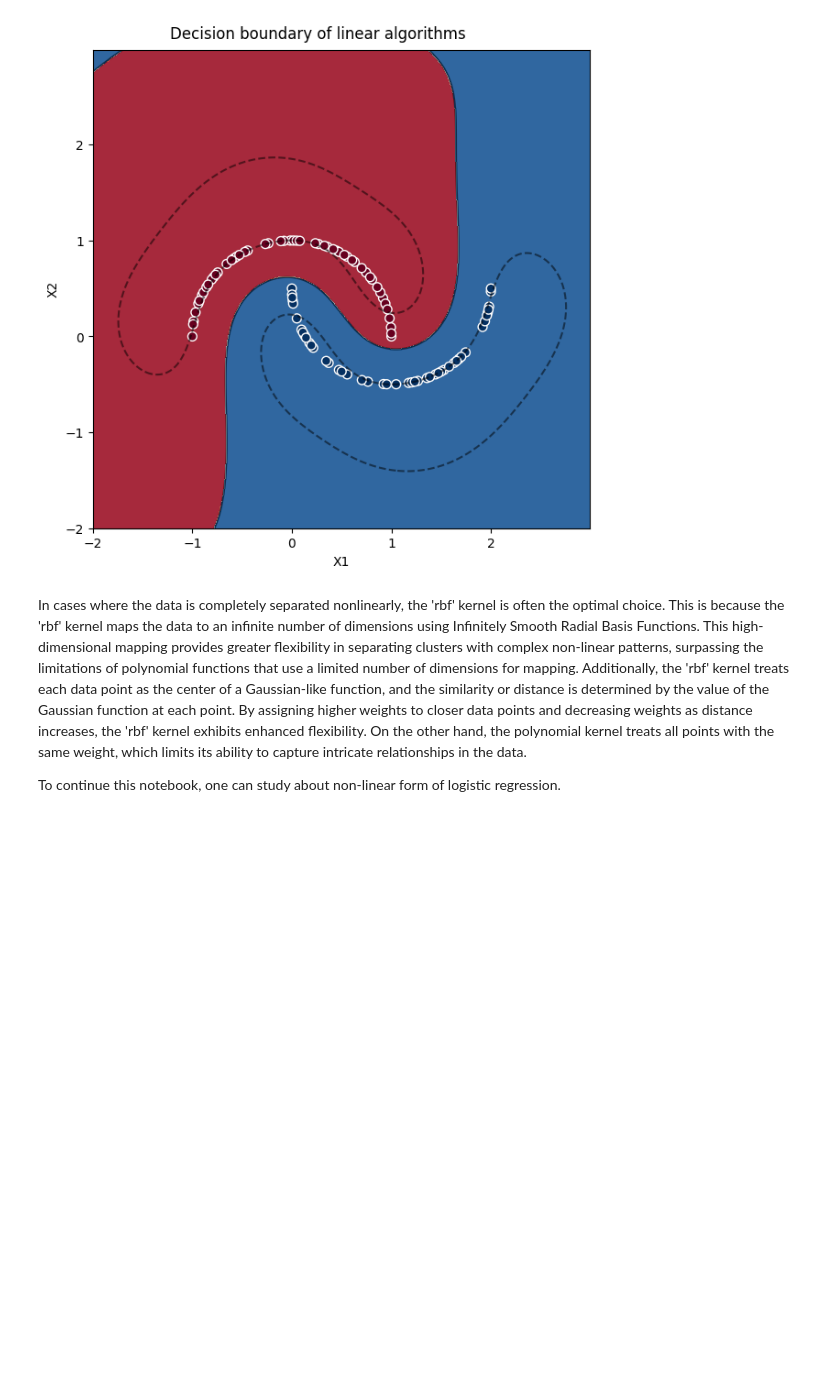
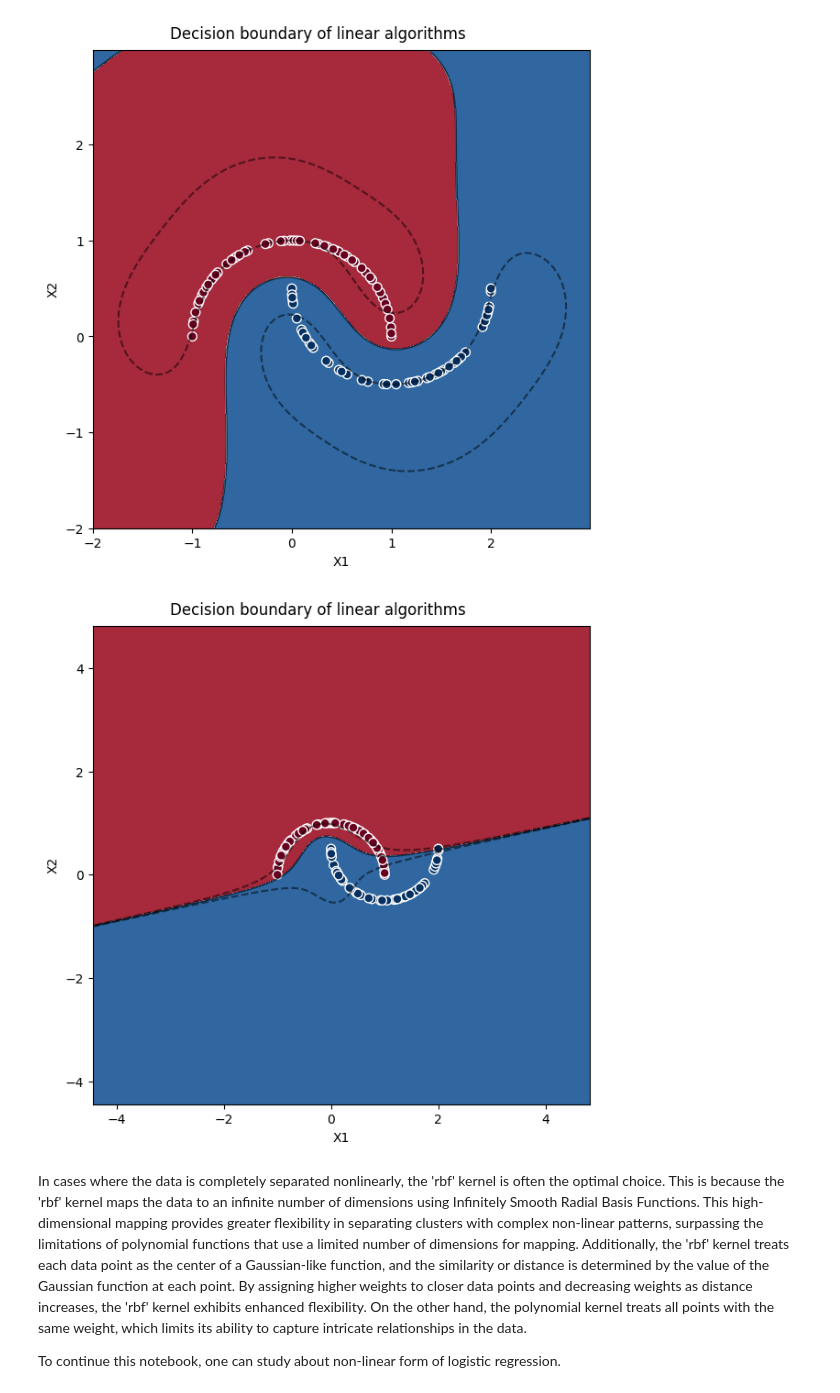
Before and after one commit to hooman-b/Machine_learning_assignments, a Jupyter notebook: Supervised_Learning/Fifth_Assignment/E_LR_SVM.ipynb, the cells around one changed output. Cells and saved outputs as stored; diff of their text form; code cells hidden in the pictures; blank space fills up the shorter version.

```diff
--- a/Supervised_Learning/Fifth_Assignment/E_LR_SVM.ipynb
+++ b/Supervised_Learning/Fifth_Assignment/E_LR_SVM.ipynb
@@ -424,6 +424,31 @@ plt.ylabel('X2')
 plt.show()
 # %% [output]
 [figure]
+# %%
+non_linear_svc = SVC(kernel='poly', degree=3)
+non_linear_svc.fit(X_train, y_train)
+svm_pred = non_linear_svc.predict(grid).reshape(xx.shape)
+
+# find the values of the testing data point within the margin area
+decision_values_model = non_linear_svc.decision_function(grid).reshape(xx.shape)
+# %%
+fig = plt.figure( figsize=(6, 6), layout="constrained")
+
+fig.suptitle('Decision boundary of linear algorithms')
+
+
+# SVM
+plt.contourf(xx, yy, svm_pred, cmap=plt.cm.RdBu, alpha=0.9)
+plt.scatter(X_test[:, 0], X_test[:, 1], c=y_test, edgecolor='white', linewidth=1, s=50, cmap=plt.cm.RdBu)
+# decision boundaries
+plt.contour(xx, yy, decision_values_model, colors='k', levels=[-1, 0, 1], alpha=0.5, linestyles=['--', '-', '--'])
+
+plt.xlabel('X1')
+plt.ylabel('X2')
+
+plt.show()
+# %% [output]
+[figure, added]
 # %% [markdown]
 In cases where the data is completely separated nonlinearly, the 'rbf' kernel is often the optimal choice. This is because the 'rbf' kernel maps the data to an infinite number of dimensions using Infinitely Smooth Radial Basis Functions. This high-dimensional mapping provides greater flexibility in separating clusters with complex non-linear patterns, surpassing the limitations of polynomial functions that use a limited number of dimensions for mapping. Additionally, the 'rbf' kernel treats each data point as the center of a Gaussian-like function, and the similarity or distance is determined by the value of the Gaussian function at each point. By assigning higher weights to closer data points and decreasing weights as distance increases, the 'rbf' kernel exhibits enhanced flexibility. On the other hand, the polynomial kernel treats all points with the same weight, which limits its ability to capture intricate relationships in the data.
 
```
